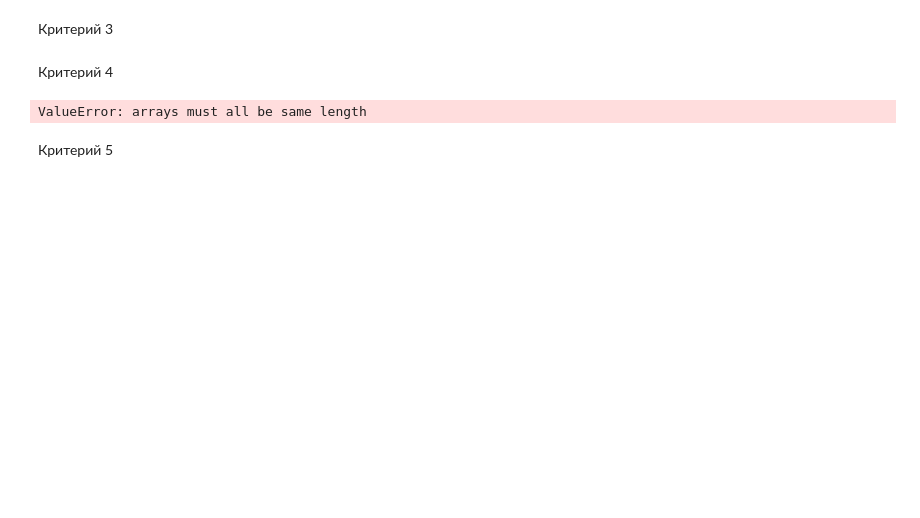
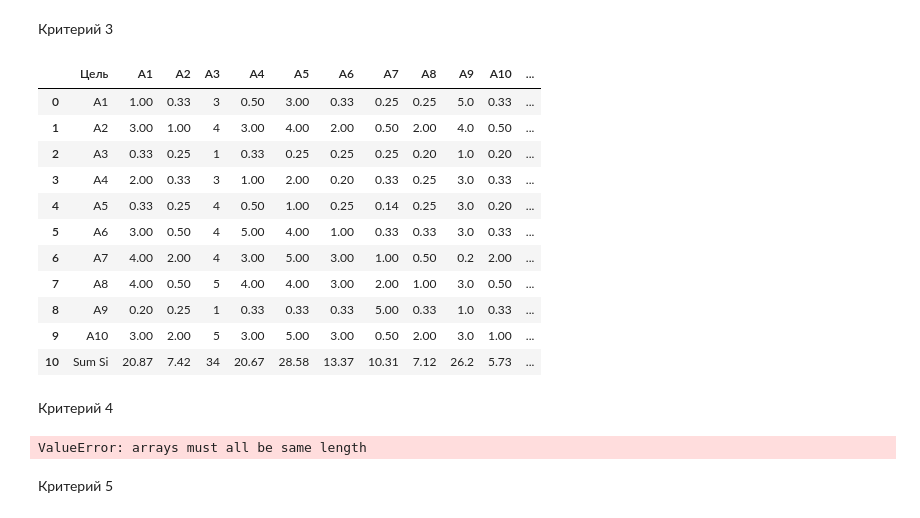
Before and after one commit to Jackd0w/DecisionTheory, a Jupyter notebook: MAI.ipynb, the cells around one changed output. Drawn from its saved outputs; the diff is of its cells as text; code cells hidden in the pictures; blank space fills up the shorter version.

```diff
--- a/MAI.ipynb
+++ b/MAI.ipynb
@@ -225,6 +245,21 @@ criterion3 = {"Цель": ["A1", "A2", "A3", "A4", "A5", "A6", "A7", "A8", "A9",
 }
 
 cri3 = pd.DataFrame(data=criterion3)
+# %%
+cri3
+# %% [output]
+|  | Цель | A1 | A2 | A3 | A4 | A5 | A6 | A7 | A8 | A9 | A10 | ... |
+| 0 | A1 | 1.00 | 0.33 | 3 | 0.50 | 3.00 | 0.33 | 0.25 | 0.25 | 5.0 | 0.33 | ... |
+| 1 | A2 | 3.00 | 1.00 | 4 | 3.00 | 4.00 | 2.00 | 0.50 | 2.00 | 4.0 | 0.50 | ... |
+| 2 | A3 | 0.33 | 0.25 | 1 | 0.33 | 0.25 | 0.25 | 0.25 | 0.20 | 1.0 | 0.20 | ... |
+| 3 | A4 | 2.00 | 0.33 | 3 | 1.00 | 2.00 | 0.20 | 0.33 | 0.25 | 3.0 | 0.33 | ... |
+| 4 | A5 | 0.33 | 0.25 | 4 | 0.50 | 1.00 | 0.25 | 0.14 | 0.25 | 3.0 | 0.20 | ... |
+| 5 | A6 | 3.00 | 0.50 | 4 | 5.00 | 4.00 | 1.00 | 0.33 | 0.33 | 3.0 | 0.33 | ... |
+| 6 | A7 | 4.00 | 2.00 | 4 | 3.00 | 5.00 | 3.00 | 1.00 | 0.50 | 0.2 | 2.00 | ... |
+| 7 | A8 | 4.00 | 0.50 | 5 | 4.00 | 4.00 | 3.00 | 2.00 | 1.00 | 3.0 | 0.50 | ... |
+| 8 | A9 | 0.20 | 0.25 | 1 | 0.33 | 0.33 | 0.33 | 5.00 | 0.33 | 1.0 | 0.33 | ... |
+| 9 | A10 | 3.00 | 2.00 | 5 | 3.00 | 5.00 | 3.00 | 0.50 | 2.00 | 3.0 | 1.00 | ... |
+| 10 | Sum Si | 20.87 | 7.42 | 34 | 20.67 | 28.58 | 13.37 | 10.31 | 7.12 | 26.2 | 5.73 | ... |
 # %% [markdown]
 Критерий 4
 # %%
```
Also changed, not shown: parts of 15 cells of this notebook, 3 other files.
